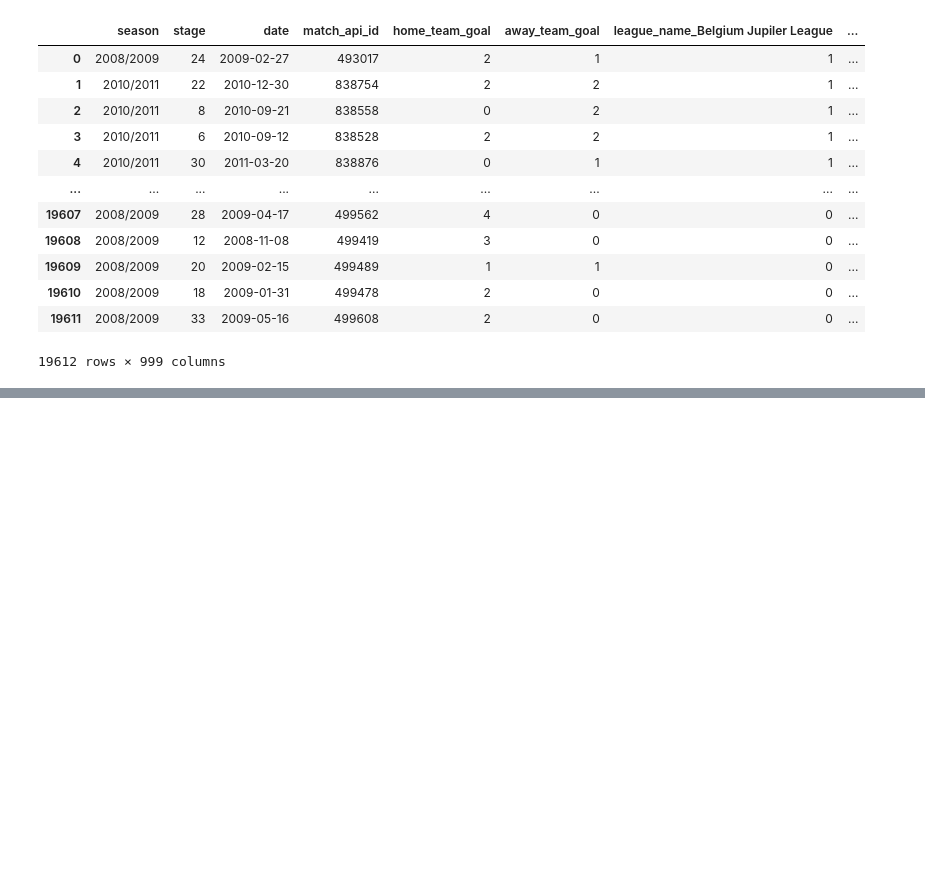
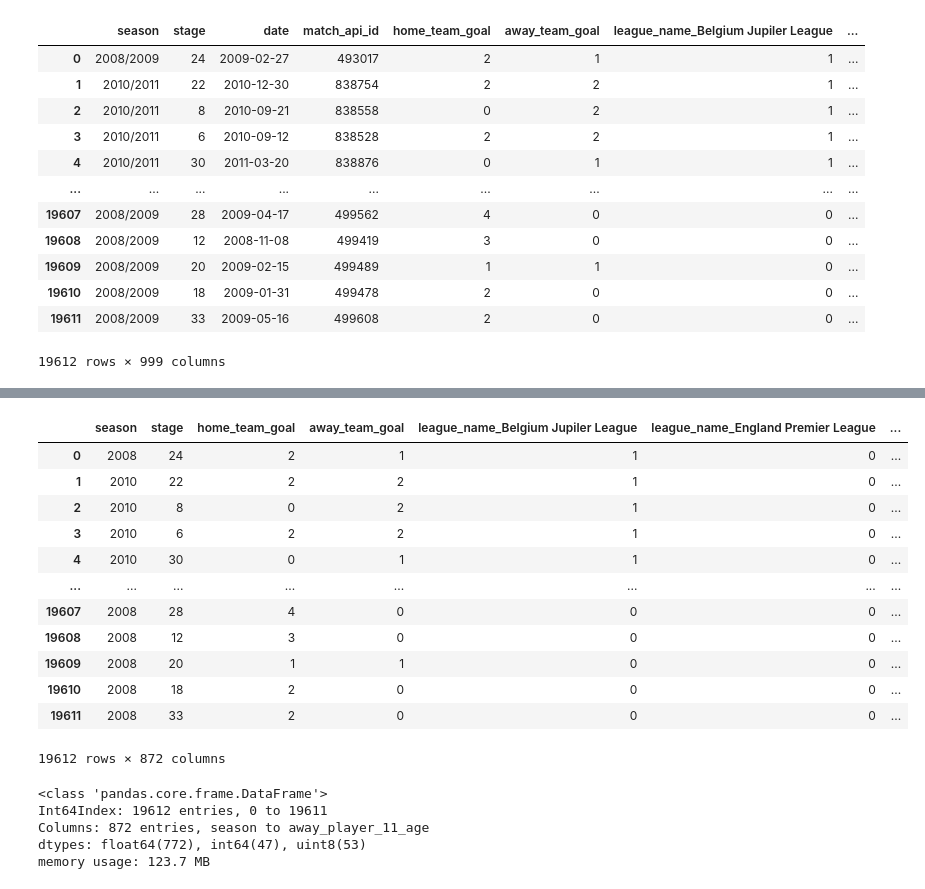
Before and after one commit to Aleksander2a/neural-networks-project, a Jupyter notebook: data_preparation.ipynb, the cells around one changed output, grey strips where cells are left out. Drawn from its saved outputs; the diff is of its cells as text; code cells hidden in the pictures; blank space fills up the shorter version.

```diff
--- a/data_preparation.ipynb
+++ b/data_preparation.ipynb
@@ -1516,0 +1812,4 @@ ml_data
+# %%
+players_gk_positionings = np.delete(players_gk_positionings, 0)
+players_gk_positionings = np.delete(players_gk_positionings, 10)
+players_gk_positionings
@@ -1516,0 +1828,3 @@ ml_data
+# %%
+players_gk_reflexes = ml_data.columns.values[86::41]
+players_gk_reflexes
@@ -1516,0 +1844,4 @@ ml_data
+# %%
+players_gk_reflexes = np.delete(players_gk_reflexes, 0)
+players_gk_reflexes = np.delete(players_gk_reflexes, 10)
+players_gk_reflexes
@@ -1516,0 +1860,30 @@ ml_data
+# %%
+ml_data.drop(players_gk_divings, axis=1, inplace=True)
+ml_data.drop(players_gk_handlings, axis=1, inplace=True)
+ml_data.drop(players_gk_kickings, axis=1, inplace=True)
+ml_data.drop(players_gk_positionings, axis=1, inplace=True)
+ml_data.drop(players_gk_reflexes, axis=1, inplace=True)
+# %%
+ml_data
+# %% [output]
+|  | season | stage | home_team_goal | away_team_goal | league_name_Belgium Jupiler League | league_name_England Premier League | ... |
+| 0 | 2008 | 24 | 2 | 1 | 1 | 0 | ... |
+| 1 | 2010 | 22 | 2 | 2 | 1 | 0 | ... |
+| 2 | 2010 | 8 | 0 | 2 | 1 | 0 | ... |
+| 3 | 2010 | 6 | 2 | 2 | 1 | 0 | ... |
+| 4 | 2010 | 30 | 0 | 1 | 1 | 0 | ... |
+| ... | ... | ... | ... | ... | ... | ... | ... |
+| 19607 | 2008 | 28 | 4 | 0 | 0 | 0 | ... |
+| 19608 | 2008 | 12 | 3 | 0 | 0 | 0 | ... |
+| 19609 | 2008 | 20 | 1 | 1 | 0 | 0 | ... |
+| 19610 | 2008 | 18 | 2 | 0 | 0 | 0 | ... |
+| 19611 | 2008 | 33 | 2 | 0 | 0 | 0 | ... |
+19612 rows × 872 columns
+# %%
+ml_data.info()
+# %% [output]
+<class 'pandas.core.frame.DataFrame'>
+Int64Index: 19612 entries, 0 to 19611
+Columns: 872 entries, season to away_player_11_age
+dtypes: float64(772), int64(47), uint8(53)
+memory usage: 123.7 MB
```
Also changed, not shown: parts of 44 cells of this notebook.
